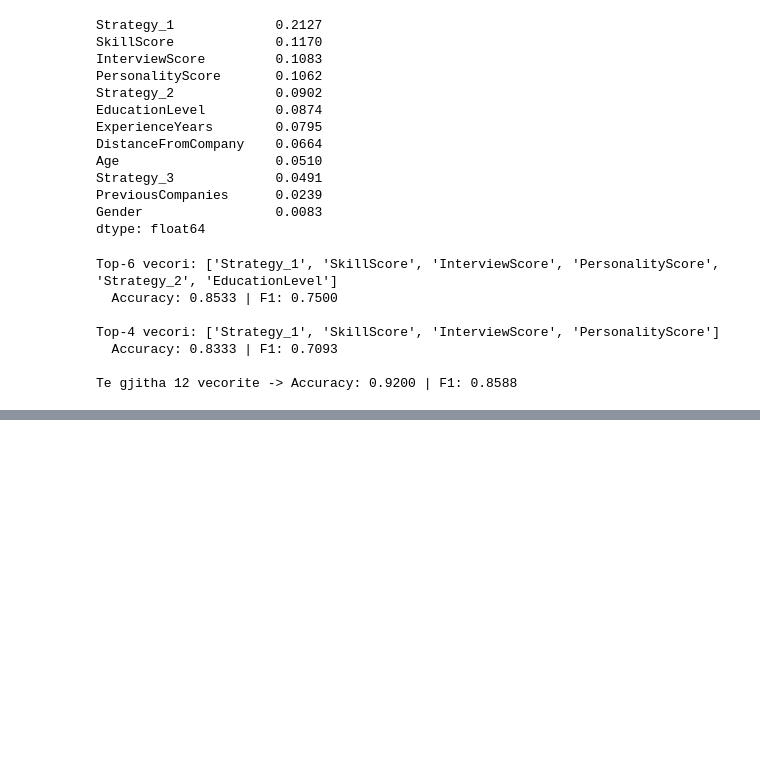
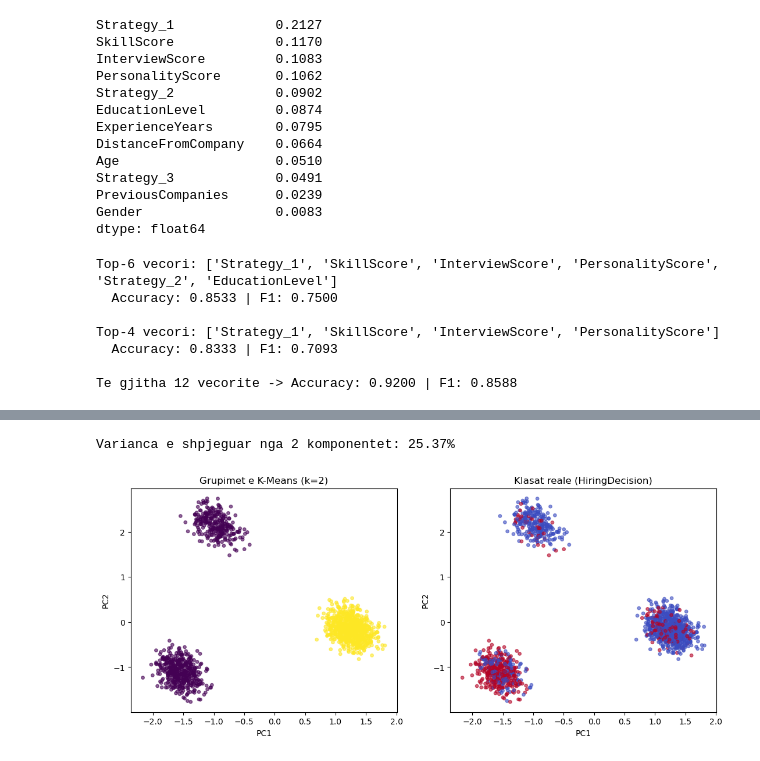
Before and after one commit to ArdianAsani/jobmatch-ml, a Jupyter notebook: notebooks/jobmatch_ml.ipynb, the cells around one changed output, grey strips where cells are left out. Saved outputs shown, nothing was run; the diff lists cells and outputs as text; code cells hidden in the pictures; blank space fills up the shorter version.

```diff
--- a/notebooks/jobmatch_ml.ipynb
+++ b/notebooks/jobmatch_ml.ipynb
@@ -535,0 +568,21 @@ Te gjitha 12 vecorite -> Accuracy: 0.9200 | F1: 0.8588
+# %%
+# 31. K-Means me k=2 (numri natyror i klasave) + vizualizim me PCA
+kmeans = KMeans(n_clusters=2, n_init=10, random_state=42)
+clusters = kmeans.fit_predict(X_cluster)
+
+# PCA per reduktim ne 2 dimensione (vetem per vizualizim)
+pca = PCA(n_components=2)
+X_pca = pca.fit_transform(X_cluster)
+print(f"Varianca e shpjeguar nga 2 komponentet: {pca.explained_variance_ratio_.sum():.2%}")
+
+fig, axes = plt.subplots(1, 2, figsize=(13, 5))
+axes[0].scatter(X_pca[:, 0], X_pca[:, 1], c=clusters, cmap='viridis', alpha=0.6, s=15)
+axes[0].set_title('Grupimet e K-Means (k=2)')
+axes[1].scatter(X_pca[:, 0], X_pca[:, 1], c=y, cmap='coolwarm', alpha=0.6, s=15)
+axes[1].set_title('Klasat reale (HiringDecision)')
+for ax in axes:
+    ax.set_xlabel('PC1'); ax.set_ylabel('PC2')
+plt.show()
+# %% [output]
+Varianca e shpjeguar nga 2 komponentet: 25.37%
+[figure, added]
```
Also changed, not shown: parts of 3 cells of this notebook.
